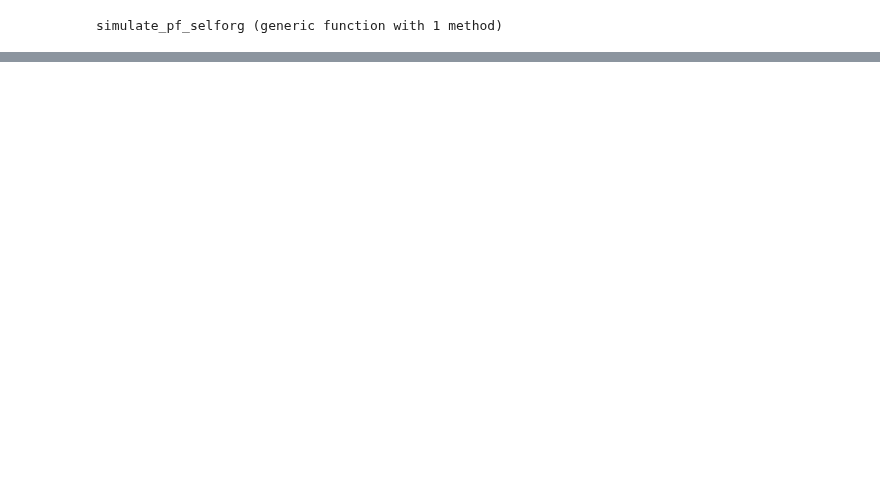
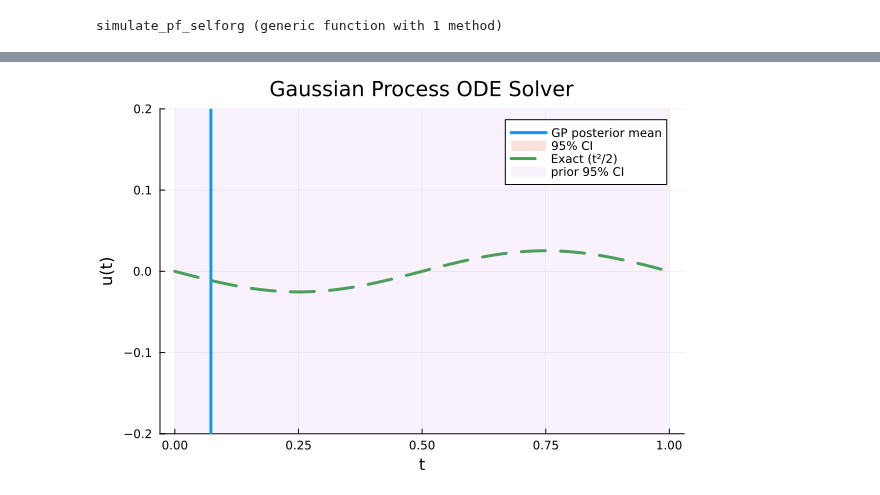
Before and after one commit to shojitoyota/Project_with_Jon, a Jupyter notebook: Poisson Equation/main.ipynb, the cells around one changed output, grey strips where cells are left out. Drawn from its saved outputs; the diff is of its cells as text; code cells hidden in the pictures; blank space fills up the shorter version.

```diff
--- a/Poisson Equation/main.ipynb
+++ b/Poisson Equation/main.ipynb
@@ -173,0 +579,88 @@ corr = -1.0
+# %%
+m_y = vcat([prior_mean],  zeros(length(x_obs)), [prior_mean])
+m_x = fill(prior_mean, length(X_test))
+
+μ =
+ m_x + Ks * (K \ (y-m_y))
+
+
+
+
+Σ =
+    Kss -
+    Ks * (K \ Ks')
+
+std =
+    sqrt.(max.(diag(Σ),0))
+
+# =====================================================
+# Exact solution
+# =====================================================
+
+
+
+u_exact(t) = -(1/(2π)^2) * sin(2π * t)
+
+
+# =====================================================
+# Plot
+# =====================================================
+
+plot(
+    X_test,
+    μ,
+    lw=3,
+    label="GP posterior mean"
+)
+
+plot!(
+    X_test,
+    μ .+ 1.96 .* std,
+    fillrange=
+        μ .- 1.96 .* std,
+    fillalpha=0.2,
+    linealpha=0,
+    label="95% CI"
+)
+
+plot!(
+    X_test,
+    u_exact.(X_test),
+    lw=3,
+    ls=:dash,
+    label="Exact (t²/2)"
+)
+
+μ_prior = zeros(length(X_test))
+
+Kss = kernel_matrix(
+    X_test,
+    X_test;
+    ℓ=ℓ,
+    σf=σf
+)
+
+std_prior = sqrt.(diag(Kss))
+
+
+μ_prior = fill(prior_mean, length(X_test))
+
+plot!(
+    X_test,
+    ylims = (-0.2, 0.2),
+    μ_prior .+ 1.96 .* std_prior,
+    fillrange = μ_prior .- 1.96 .* std_prior,
+    fillalpha = 0.1,
+    linealpha = 0,
+    label = "prior 95% CI"
+)
+
+xlabel!("t")
+ylabel!("u(t)")
+title!("Gaussian Process ODE Solver")
+
+display(current())
+
+savefig("a.png")
+# %% [output]
+[figure, added]
```
Also changed, not shown: parts of 6 cells of this notebook, 6 other files.
